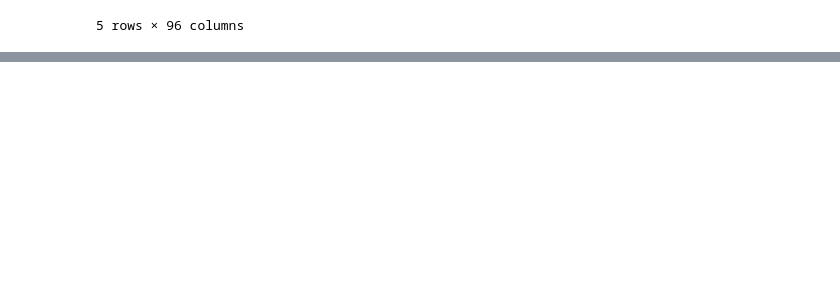
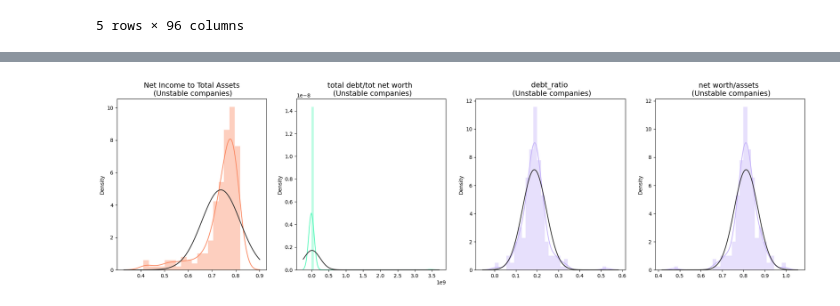
Before and after one commit to Navojith/DL-Assignment, a Jupyter notebook: IT21286414.ipynb, the cells around one changed output, grey strips where cells are left out. Saved outputs shown, nothing was run; the diff lists cells and outputs as text; code cells hidden in the pictures; blank space fills up the shorter version.

```diff
--- a/IT21286414.ipynb
+++ b/IT21286414.ipynb
@@ -31,0 +115,27 @@ bank_data.head()
+# %%
+# Plotting the feature distributions for close to bankrputcy companies
+def distributions_for_close_to_bankrupt_companies(bank_data):
+    f, (ax1, ax2, ax3, ax4) = plt.subplots(1,4, figsize=(24, 6))
+
+    cash_flow_rate = bank_data[' Net Income to Total Assets'].loc[bank_data['Bankrupt?'] == 1].values
+    sns.distplot(cash_flow_rate,ax=ax1, fit=norm, color='#FB8861')
+    ax1.set_title(' Net Income to Total Assets \n (Unstable companies)', fontsize=14)
+
+    tot_debt_net = bank_data[' Total debt/Total net worth'].loc[bank_data['Bankrupt?'] == 1].values
+    sns.distplot(tot_debt_net ,ax=ax2, fit=norm, color='#56F9BB')
+    ax2.set_title('total debt/tot net worth \n (Unstable companies)', fontsize=14)
+
+
+    debt_ratio = bank_data[' Debt ratio %'].loc[bank_data['Bankrupt?'] == 1].values
+    sns.distplot(debt_ratio,ax=ax3, fit=norm, color='#C5B3F9')
+    ax3.set_title('debt_ratio \n (Unstable companies)', fontsize=14)
+
+    net_worth_assets = bank_data[' Net worth/Assets'].loc[bank_data['Bankrupt?'] == 1].values
+    sns.distplot(net_worth_assets,ax=ax4, fit=norm, color='#C5B3F9')
+    ax4.set_title('net worth/assets \n (Unstable companies)', fontsize=14)
+
+    plt.show()
+
+distributions_for_close_to_bankrupt_companies(bank_data)
+# %% [output]
+[figure, added]
```
Also changed, not shown: parts of 4 cells of this notebook.
